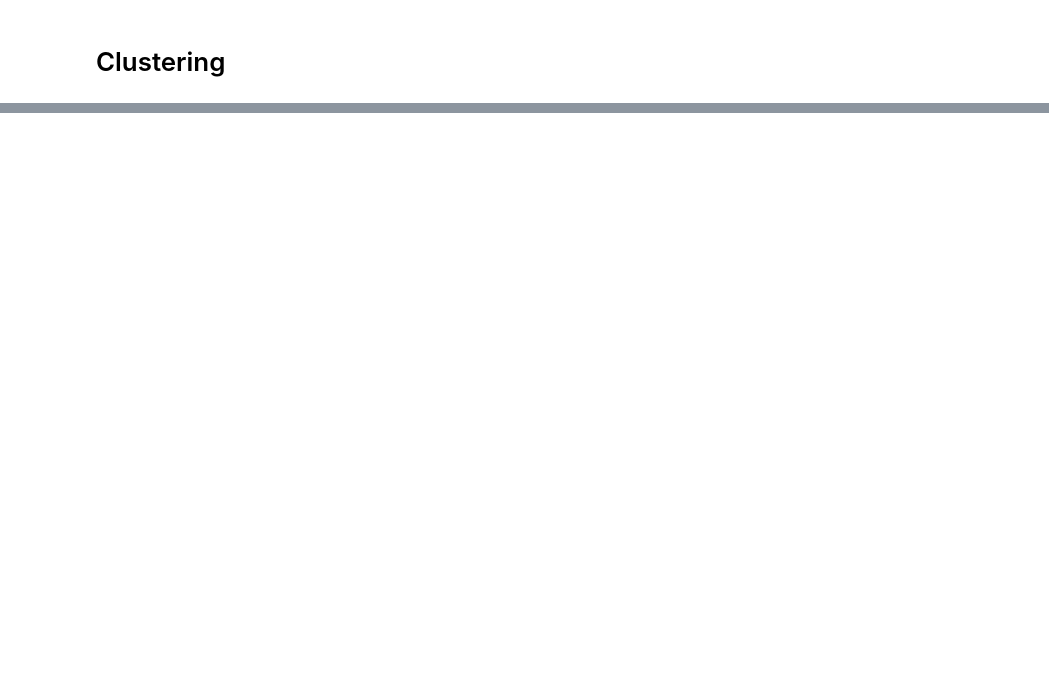
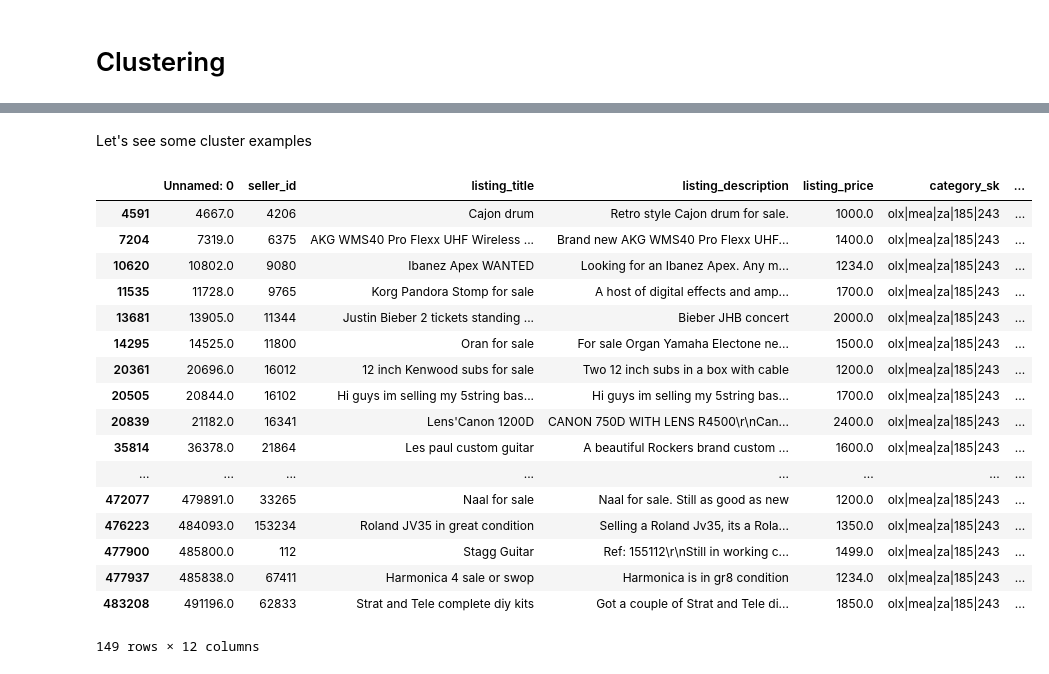
Before and after one commit to pablocelayes/olx_casestudy, a Jupyter notebook: Item clustering v0.1.ipynb, the cells around one changed output, grey strips where cells are left out. Saved outputs shown, nothing was run; the diff lists cells and outputs as text; code cells hidden in the pictures; blank space fills up the shorter version.

```diff
--- a/Item clustering v0.1.ipynb
+++ b/Item clustering v0.1.ipynb
@@ -193,2 +209,5 @@ We use the haversine distance formula to extract distance in kms. from pairs of
+# %%
+# sims = WEIGHTS['text'] * text_sims + WEIGHTS['price'] * price_sims + WEIGHTS['location'] * geo_sims
+sims = WEIGHTS['text'] * text_sims + WEIGHTS['price'] * price_sims
 # %% [markdown]
 # Clustering
@@ -194,0 +216,2 @@ We use the haversine distance formula to extract distance in kms. from pairs of
+# %%
+n_clusters = int(1.20 * len(catdf)/50)
@@ -195,2 +230,11 @@ We use the haversine distance formula to extract distance in kms. from pairs of
 # %%
 from sklearn.cluster import DBSCAN
+# %%
+cl = DB(affinity='precomputed', n_clusters=n_clusters)
+cl.fit(sims)
+catdf['cluster_labels'] = cl.labels_
+# %%
+from sklearn.cluster import SpectralClustering
+cl = SpectralClustering(affinity='precomputed', n_clusters=n_clusters)
+cl.fit(sims)
+catdf['cluster_labels'] = cl.labels_
@@ -196,0 +271,23 @@ from sklearn.cluster import DBSCAN
+# %% [markdown]
+Let's see some cluster examples
+# %%
+catdf[catdf.cluster_labels == 44]
+# %% [output]
+|  | Unnamed: 0 | seller_id | listing_title | listing_description | listing_price | category_sk | ... |
+| 4591 | 4667.0 | 4206 | Cajon drum | Retro style Cajon drum for sale. | 1000.0 | olx|mea|za|185|243 | ... |
+| 7204 | 7319.0 | 6375 | AKG WMS40 Pro Flexx UHF Wireless ... | Brand new AKG WMS40 Pro Flexx UHF... | 1400.0 | olx|mea|za|185|243 | ... |
+| 10620 | 10802.0 | 9080 | Ibanez Apex WANTED | Looking for an Ibanez Apex. Any m... | 1234.0 | olx|mea|za|185|243 | ... |
+| 11535 | 11728.0 | 9765 | Korg Pandora Stomp for sale | A host of digital effects and amp... | 1700.0 | olx|mea|za|185|243 | ... |
+| 13681 | 13905.0 | 11344 | Justin Bieber 2 tickets standing ... | Bieber JHB concert | 2000.0 | olx|mea|za|185|243 | ... |
+| 14295 | 14525.0 | 11800 | Oran for sale | For sale Organ Yamaha Electone ne... | 1500.0 | olx|mea|za|185|243 | ... |
+| 20361 | 20696.0 | 16012 | 12 inch Kenwood subs for sale | Two 12 inch subs in a box with cable | 1200.0 | olx|mea|za|185|243 | ... |
+| 20505 | 20844.0 | 16102 | Hi guys im selling my 5string bas... | Hi guys im selling my 5string bas... | 1700.0 | olx|mea|za|185|243 | ... |
+| 20839 | 21182.0 | 16341 | Lens'Canon 1200D | CANON 750D WITH LENS R4500\r\nCan... | 2400.0 | olx|mea|za|185|243 | ... |
+| 35814 | 36378.0 | 21864 | Les paul custom guitar | A beautiful Rockers brand custom ... | 1600.0 | olx|mea|za|185|243 | ... |
+| ... | ... | ... | ... | ... | ... | ... | ... |
+| 472077 | 479891.0 | 33265 | Naal for sale | Naal for sale. Still as good as new | 1200.0 | olx|mea|za|185|243 | ... |
+| 476223 | 484093.0 | 153234 | Roland JV35 in great condition | Selling a Roland Jv35, its a Rola... | 1350.0 | olx|mea|za|185|243 | ... |
+| 477900 | 485800.0 | 112 | Stagg Guitar | Ref: 155112\r\nStill in working c... | 1499.0 | olx|mea|za|185|243 | ... |
+| 477937 | 485838.0 | 67411 | Harmonica 4 sale or swop | Harmonica is in gr8 condition | 1234.0 | olx|mea|za|185|243 | ... |
+| 483208 | 491196.0 | 62833 | Strat and Tele complete diy kits | Got a couple of Strat and Tele di... | 1850.0 | olx|mea|za|185|243 | ... |
+149 rows × 12 columns
```
Also changed, not shown: parts of 13 cells of this notebook, 1 other file.
